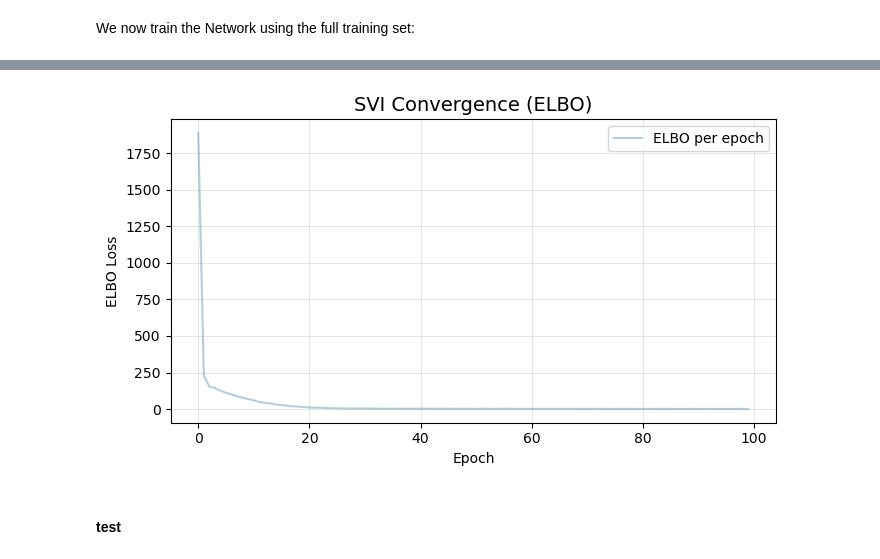
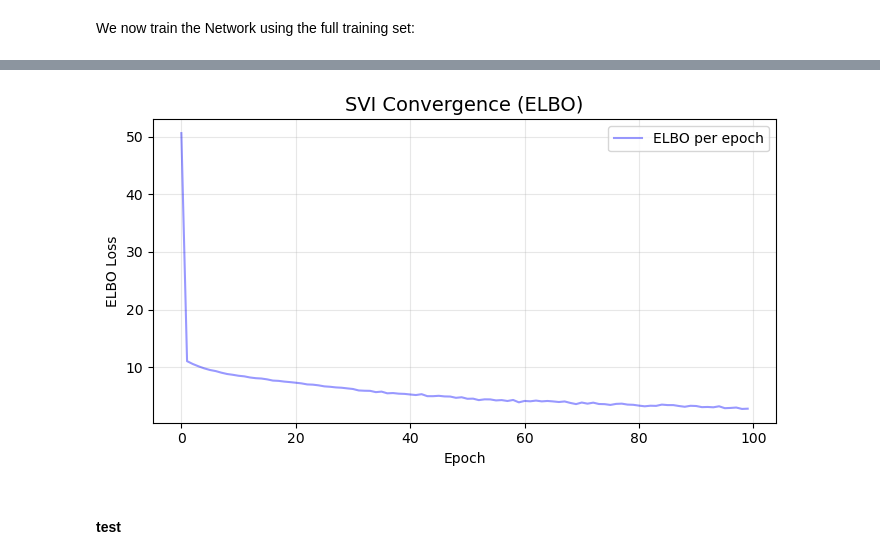
Before and after one commit to filippobezzi/Bayesian-Inference-in-High-Dimensional-Reservoir-Dynamics-for-Neural-Time-Series, a Jupyter notebook: synthetic_data_test.ipynb, the cells around one changed output, grey strips where cells are left out. Saved outputs shown, nothing was run; the diff lists cells and outputs as text; code cells hidden in the pictures.

```diff
--- a/synthetic_data_test.ipynb
+++ b/synthetic_data_test.ipynb
@@ -31,7 +31,7 @@ from utils.recursive_inference import recursive_inference
 # %% [markdown]
 e apply the Echo State Network model with a Stochastic Variational Inference layer (SVI) at the readout. The first time series is defined by the Mackey-Glass model, a nonlinear delay-differential equation widely used as a benchmark for chaotic time series forecasting, which exhibits rich dynamical behavior including sensitive dependence on initial conditions.
 # %%
-Time_steps = 2000
+Time_steps = 14000
 tau = 17
 n = 10
 beta = 0.2
@@ -40,8 +40,17 @@ delta_t = 0.1
 
 X, Y = DataGenerator(Time_steps, tau, n, beta, gamma, delta_t).generate_data()
 
-X_train = X[:1500,:]
-X_test = X[1500:,:]
+# clean dataset
+washout = 2000
+X = X[washout:]
+X = X[::10]
+
+
+train_points = int(len(X) * 0.7)
+
+
+X_train = X[:train_points,:]
+X_test = X[train_points:,:]
 
 X = torch.from_numpy(X).float()
 X_train = torch.from_numpy(X_train).float()
@@ -310,19 +328,19 @@ Epoch 0 | Total ELBO Loss: 1886.4202
 # %%
 # plot ELBO loss during training
 
 fig, ax = plt.subplots(figsize=(7, 4))
 
-ax.plot(history, color='steelblue', linewidth=1.5, alpha=0.4, label='ELBO per epoch')
+ax.plot(history, color='blue', linewidth=1.5, alpha=0.4, label='ELBO per epoch')
 
 ax.set_title('SVI Convergence (ELBO)', fontsize=14)
 ax.set_xlabel('Epoch')
 ax.set_ylabel('ELBO Loss')
 ax.legend()
 ax.grid(True, alpha=0.3)
 plt.tight_layout()
 plt.show()
 # %% [output]
-[figure, old version]
+[figure, new version]
 # %% [markdown]
 #### test
 # %% [markdown]
```
Also changed, not shown: parts of 7 cells of this notebook.
